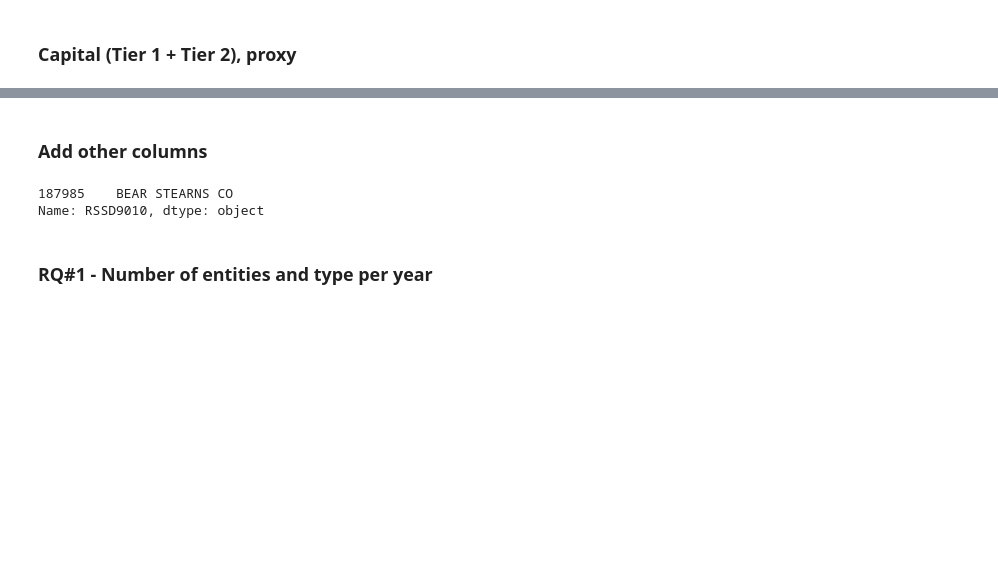
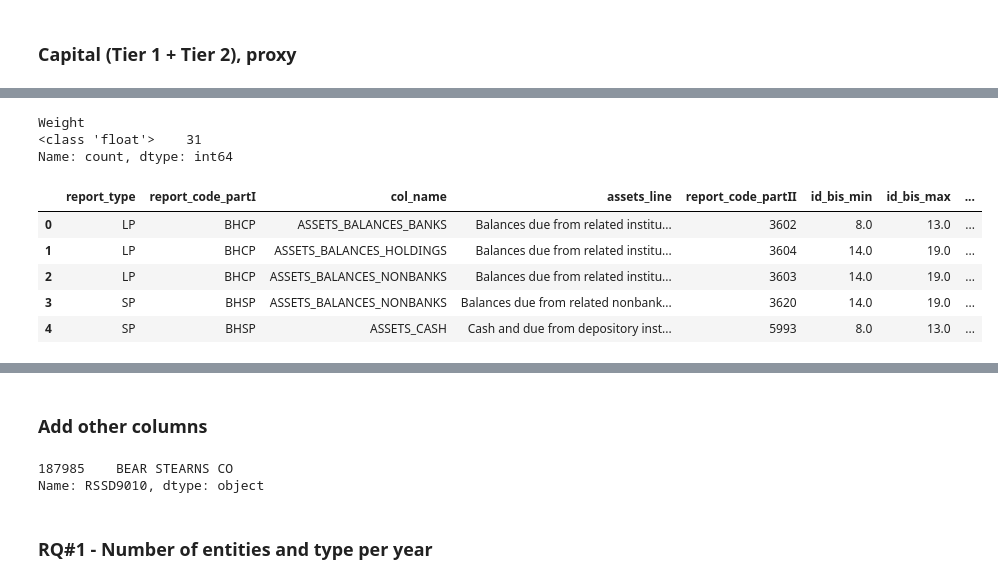
Before and after one commit to jmanacid1/DSE-Project, a Jupyter notebook: Data_Processing/notebooks/Dynamics of finance.ipynb, the cells around one changed output, grey strips where cells are left out. Saved outputs shown, nothing was run; the diff lists cells and outputs as text; code cells hidden in the pictures; blank space fills up the shorter version.

```diff
--- a/Data_Processing/notebooks/Dynamics of finance.ipynb
+++ b/Data_Processing/notebooks/Dynamics of finance.ipynb
@@ -646,0 +983,39 @@ Name: count, dtype: int64
+# %%
+df_report_assets["RSSD9001"] = (
+    df_report_assets["report_code_partI"] + df_report_assets["report_code_partII"]
+)
+# %%
+df_report_assets["id_bis_min_adjusted"] = (
+    df_report_assets["id_bis_min"].fillna(0).astype(int)
+)
+df_report_assets["id_bis_max_adjusted"] = (
+    df_report_assets["id_bis_max"].fillna(0).astype(int)
+)
+# %%
+df_bis_info["Weight"].apply(type).value_counts()
+# %% [output]
+Weight
+<class 'float'>    31
+Name: count, dtype: int64
+# %%
+# df_report_assets[['bis_weight_min','bis_compenent_min','bis_risk_min']] = df_report_assets.merge(df_bis_info, left_on = 'id_bis_min_adjusted', right_on='id_bis', how = 'left')[['Weight', 'Macro_component','Risk_associated']]
+# df_report_assets[['bis_weight_max','bis_compenent_max','bis_risk_max']] = df_report_assets.merge(df_bis_info, left_on = 'id_bis_max_adjusted', right_on='id_bis', how = 'left')[['Weight', 'Macro_component','Risk_associated']]
+df_report_assets["bis_weight_min"] = df_report_assets.merge(
+    df_bis_info, left_on="id_bis_min_adjusted", right_on="id_bis", how="left"
+)["Weight"]
+df_report_assets["bis_weight_max"] = df_report_assets.merge(
+    df_bis_info, left_on="id_bis_max_adjusted", right_on="id_bis", how="left"
+)["Weight"]
+# %%
+df_report_assets["col_name_final"] = (
+    df_report_assets["col_name"] + "_FRY9" + df_report_assets["report_type"]
+)
+# %%
+df_report_assets.head()
+# %% [output]
+|  | report_type | report_code_partI | col_name | assets_line | report_code_partII | id_bis_min | id_bis_max | ... |
+| 0 | LP | BHCP | ASSETS_BALANCES_BANKS | Balances due from related institu... | 3602 | 8.0 | 13.0 | ... |
+| 1 | LP | BHCP | ASSETS_BALANCES_HOLDINGS | Balances due from related institu... | 3604 | 14.0 | 19.0 | ... |
+| 2 | LP | BHCP | ASSETS_BALANCES_NONBANKS | Balances due from related institu... | 3603 | 14.0 | 19.0 | ... |
+| 3 | SP | BHSP | ASSETS_BALANCES_NONBANKS | Balances due from related nonbank... | 3620 | 14.0 | 19.0 | ... |
+| 4 | SP | BHSP | ASSETS_CASH | Cash and due from depository inst... | 5993 | 8.0 | 13.0 | ... |
```
Also changed, not shown: parts of 97 cells of this notebook, 2 other files.
